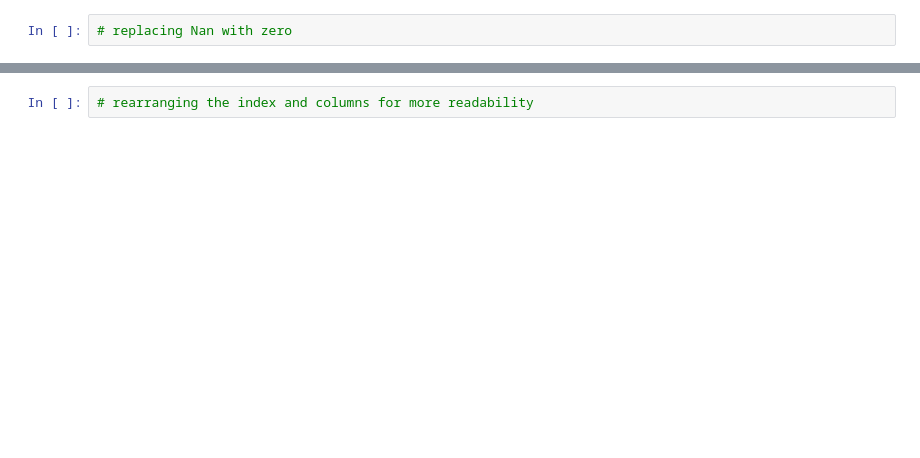
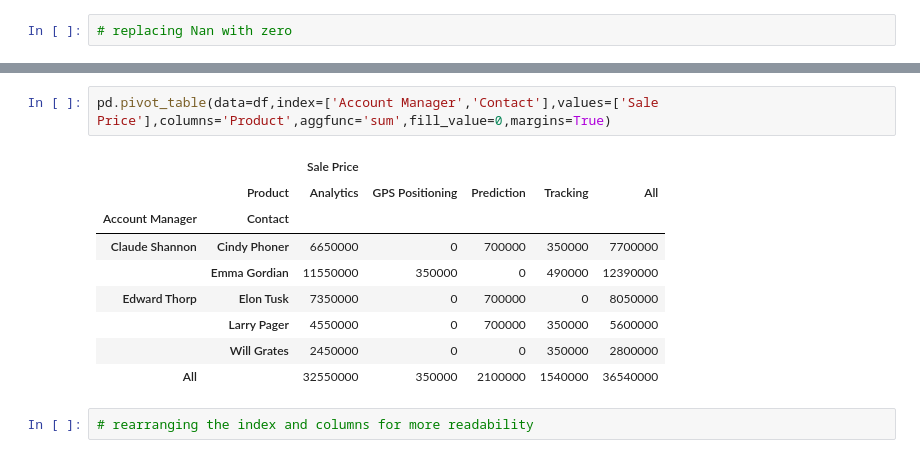
Before and after one commit to dailycodeminskole/9AM_DS_FEB2024, a Jupyter notebook: 25_Pivot_pandas.ipynb, the cells around one changed output, grey strips where cells are left out. Drawn from its saved outputs; the diff is of its cells as text; blank space fills up the shorter version.

```diff
--- a/25_Pivot_pandas.ipynb
+++ b/25_Pivot_pandas.ipynb
@@ -188,2 +227,14 @@ pd.pivot_table(data=df,index='Company',values=['Licenses','Sale Price'], aggfunc
+# %%
+pd.pivot_table(data=df,index=['Account Manager','Contact'],values=['Sale Price'],columns='Product',aggfunc='sum',fill_value=0,margins=True)
+# %% [output]
+|  |  | Sale Price |  |  |  |  |
+|  | Product | Analytics | GPS Positioning | Prediction | Tracking | All |
+| Account Manager | Contact |  |  |  |  |  |
+| Claude Shannon | Cindy Phoner | 6650000 | 0 | 700000 | 350000 | 7700000 |
+|  | Emma Gordian | 11550000 | 350000 | 0 | 490000 | 12390000 |
+| Edward Thorp | Elon Tusk | 7350000 | 0 | 700000 | 0 | 8050000 |
+|  | Larry Pager | 4550000 | 0 | 700000 | 350000 | 5600000 |
+|  | Will Grates | 2450000 | 0 | 0 | 350000 | 2800000 |
+| All |  | 32550000 | 350000 | 2100000 | 1540000 | 36540000 |
 # %%
 # rearranging the index and columns for more readability
```
Also changed, not shown: parts of 5 cells of this notebook.
